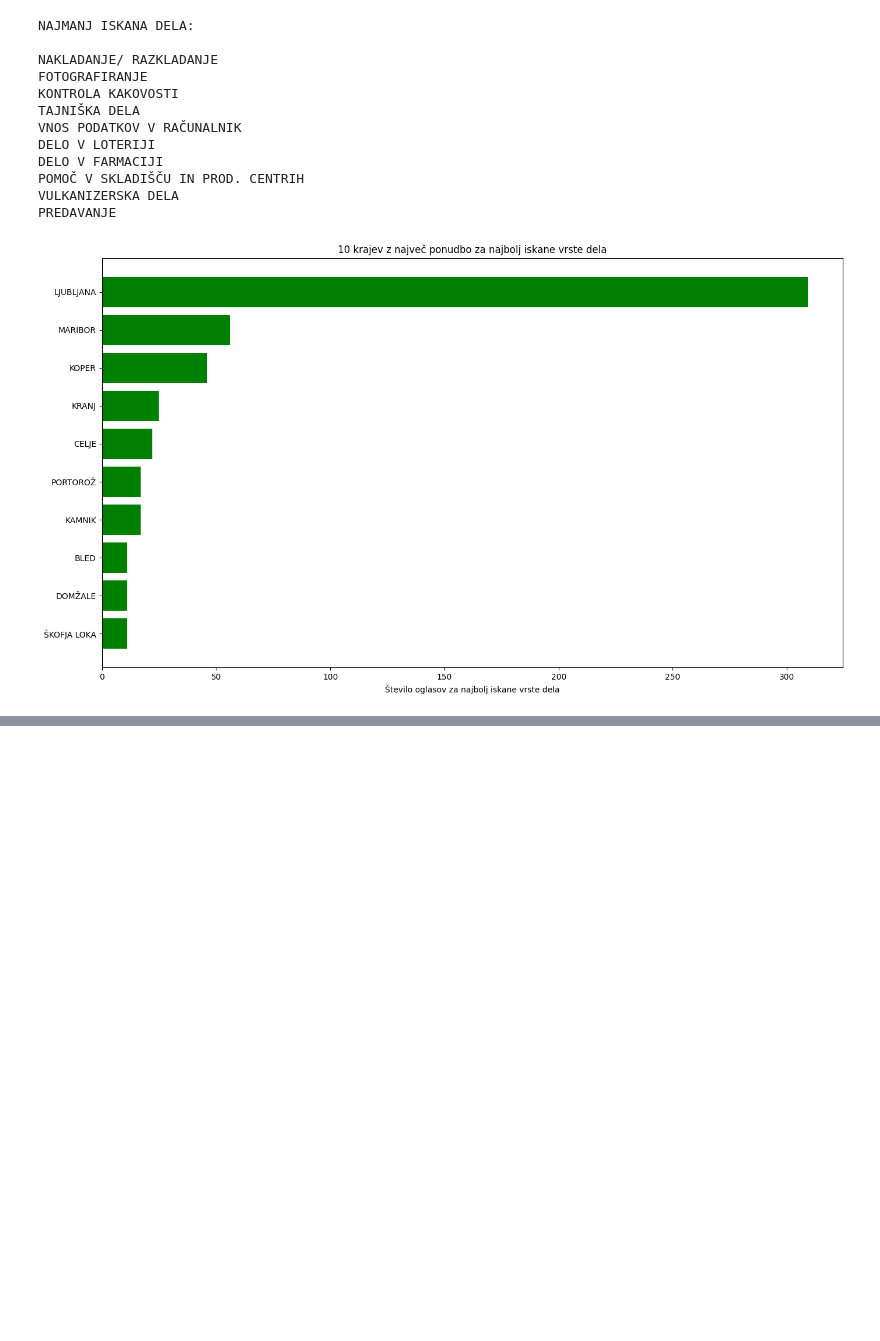
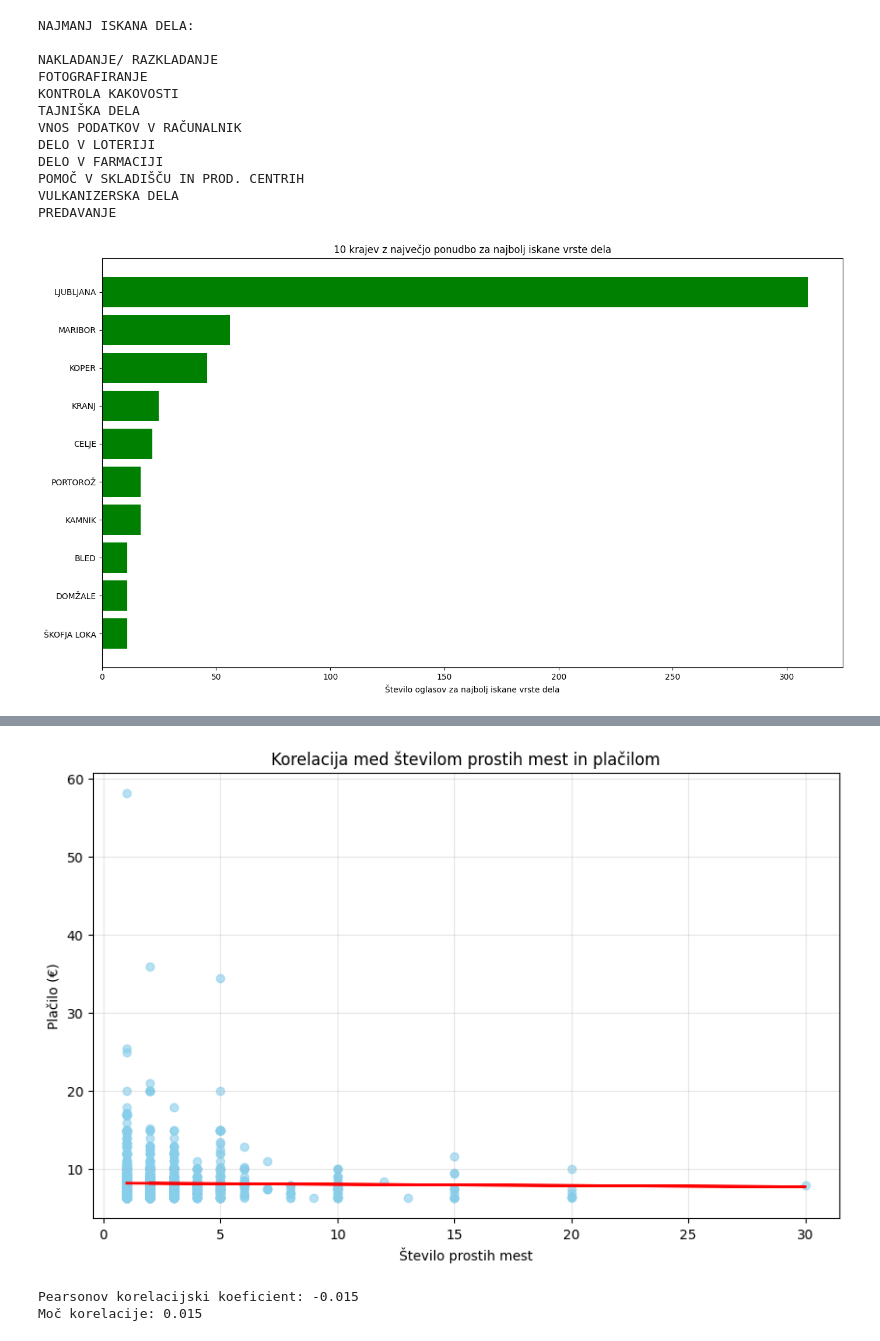
Before and after one commit to AnaRaspet/AnaRaspet_Seminarska_Naloga, a Jupyter notebook: Analiza_Podatkov.ipynb, the cells around one changed output, grey strips where cells are left out. Drawn from its saved outputs; the diff is of its cells as text; code cells hidden in the pictures; blank space fills up the shorter version.

```diff
--- a/Analiza_Podatkov.ipynb
+++ b/Analiza_Podatkov.ipynb
@@ -181,0 +311,31 @@ PREDAVANJE
+# %%
+import numpy as np
+import matplotlib.pyplot as plt
+
+df = pd.read_csv('podatki_dela.csv')
+df = df[df["Placilo"] != "Brez podatka"]
+df = df[df["Prosta mesta"] != "Brez podatka"]
+
+X = df['Prosta mesta'].values
+y = df['Placilo'].values
+
+pearson = np.corrcoef(X, y)[0, 1]
+coefficients = np.polyfit(X, y, 1)
+poly = np.poly1d(coefficients)
+y_pred = poly(X)
+
+plt.figure(figsize=(10, 6))
+plt.scatter(X, y, alpha=0.6, color='skyblue', label='Podatki')
+plt.plot(X, y_pred, color='red', linewidth=2)
+plt.xlabel('Število prostih mest')
+plt.ylabel('Plačilo (€)')
+plt.title(f'Korelacija med številom prostih mest in plačilom')
+plt.grid(True, alpha=0.3)
+plt.show()
+
+print(f"Pearsonov korelacijski koeficient: {pearson:.3f}")
+print(f"Moč korelacije: {abs(pearson):.3f}")
+# %% [output]
+[figure, added]
+Pearsonov korelacijski koeficient: -0.015
+Moč korelacije: 0.015
```
Also changed, not shown: parts of 18 cells of this notebook.
